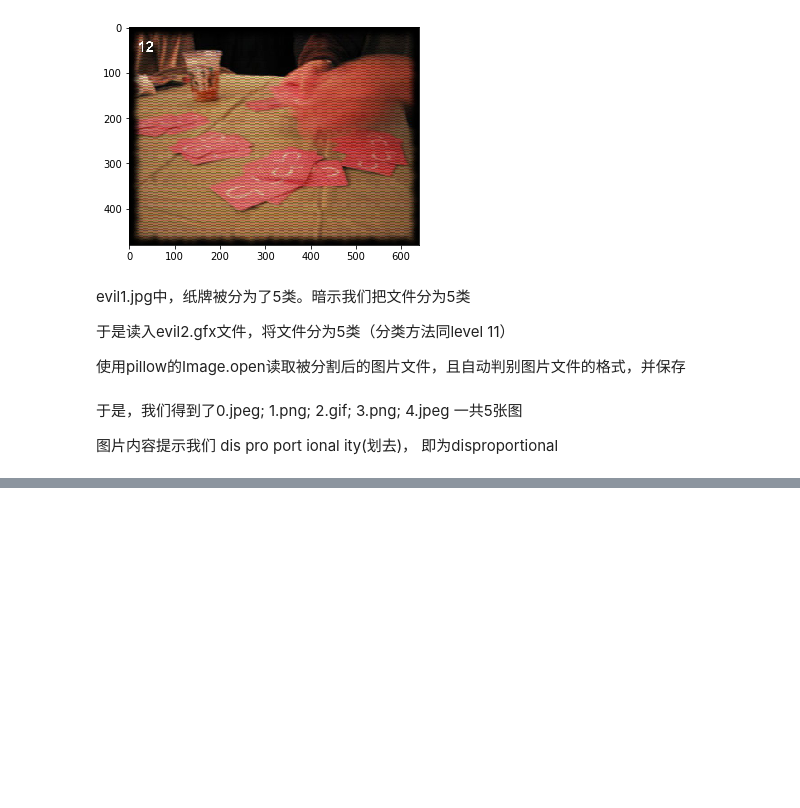
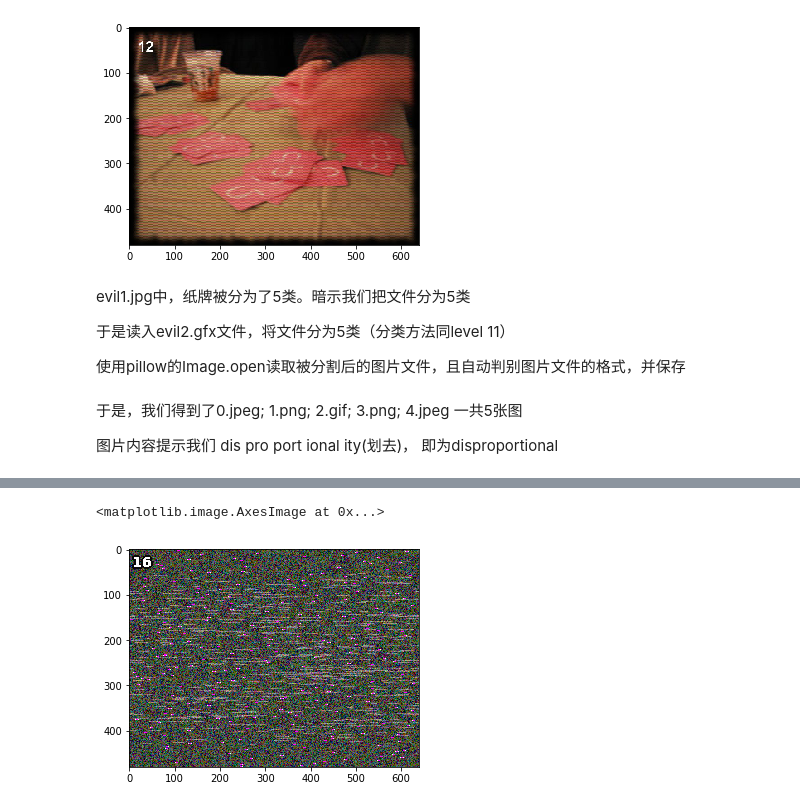
Before and after one commit to DrMofu/python_challenge, a Jupyter notebook: pythonchallenge.ipynb, the cells around one changed output, grey strips where cells are left out. Cells and saved outputs as stored; diff of their text form; code cells hidden in the pictures; blank space fills up the shorter version.

```diff
--- a/pythonchallenge.ipynb
+++ b/pythonchallenge.ipynb
@@ -648,0 +787,8 @@ for i in range(5):
+# %%
+img = plt.imread('./material/16/mozart.gif')[:,:,:3]
+# %%
+# 显示图像
+plt.imshow(img)
+# %% [output]
+<matplotlib.image.AxesImage at 0x...>
+[figure, added]
```
Also changed, not shown: parts of 59 cells of this notebook, 5 other files.
